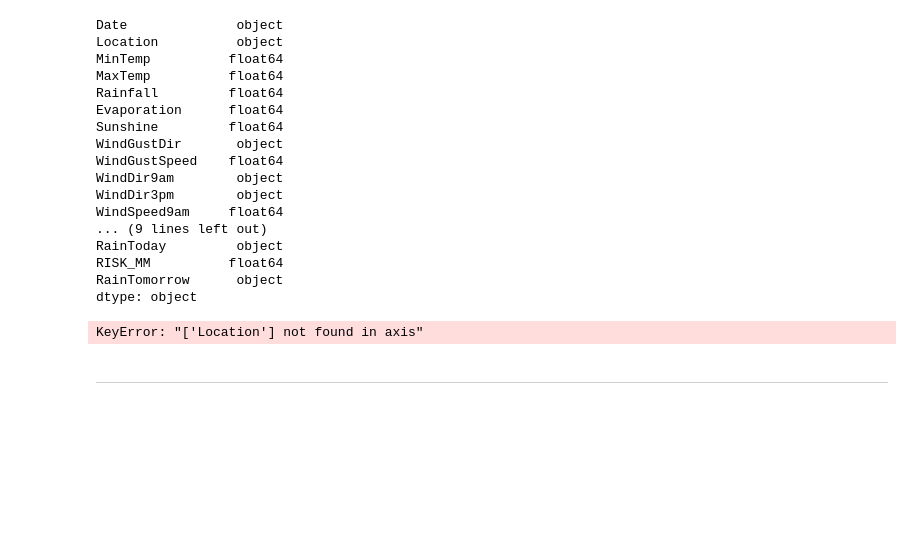
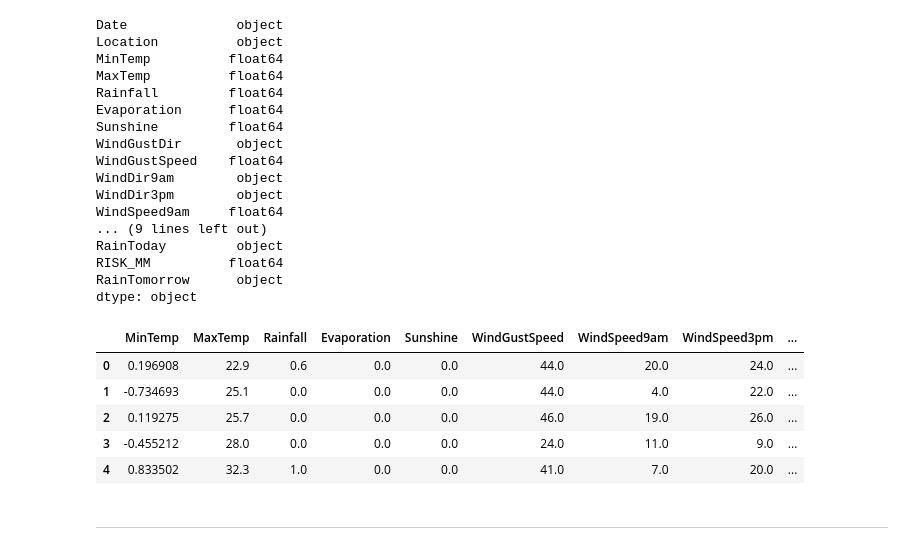
Before and after one commit to ThompsonL/ThinkfulProjects, a Jupyter notebook: Thinkful Data Science Course/Unit3 Deeper into Supervised Learning/ChallengeIfaTreeFallsintheForest.ipynb, the cells around one changed output. Drawn from its saved outputs; the diff is of its cells as text; code cells hidden in the pictures; blank space fills up the shorter version.

```diff
--- a/Thinkful Data Science Course/Unit3 Deeper into Supervised Learning/ChallengeIfaTreeFallsintheForest.ipynb
+++ b/Thinkful Data Science Course/Unit3 Deeper into Supervised Learning/ChallengeIfaTreeFallsintheForest.ipynb
@@ -62,33 +63,3 @@ RainToday         object
 RISK_MM          float64
 RainTomorrow      object
 dtype: object
-# %%
-# Change Rain to binary in order to build model.
-df['RainToday'] = df['RainToday'].map(lambda i: 1 if i == True else 0)
-df['RainTomorrow'] = df['RainTomorrow'].map(lambda i: 1 if i == True else 0)
-
-#Simplification of the data frame
-df = df.drop('Location', axis=1)
-
-#How do i make a loop out of this instead of copying and pasting?
-#Try for i in df.columns:
-#   df.drop(i, axis=1, name is optional)
-df = df.drop('RISK_MM', axis=1)
-df = df.drop('MinTemp', axis=1)
-df = df.drop('MaxTemp', axis=1)
-df = df.drop('Rainfall', axis=1)
-df = df.drop('Evaporation', axis=1)
-df = df.drop('Sunshine', axis=1)
-df = df.drop('WindGustDir', axis=1)
-df = df.drop('WindDir9am', axis=1)
-df = df.drop('WindDir3pm', axis=1)
-df = df.drop('WindSpeed9am', axis=1)
-df = df.drop('WindSpeed3pm', axis=1)
-df = df.drop('Humidity9am', axis=1)
-df = df.drop('Humidity3pm', axis=1)
-df = df.drop('Cloud9am', axis=1)
-df = df.drop('Cloud3pm', axis=1)
-df = df.drop('Temp9am', axis=1)
-df = df.drop('Temp3pm', axis=1)
-# %% [output]
-KeyError: "['Location'] not found in axis"
@@ -95,2 +76,17 @@ KeyError: "['Location'] not found in axis"
+# %%
+df = df.drop('Location', axis=1)
+df = df.drop('Date', axis=1)
+df = df.drop('WindGustDir', axis=1)
+df = df.drop('WindDir9am', axis=1)
+df = df.drop('WindDir3pm', axis=1)
 # %%
 df = df.fillna(0)
+# %%
+df.head(5)
+# %% [output]
+|  | MinTemp | MaxTemp | Rainfall | Evaporation | Sunshine | WindGustSpeed | WindSpeed9am | WindSpeed3pm | ... |
+| 0 | 0.196908 | 22.9 | 0.6 | 0.0 | 0.0 | 44.0 | 20.0 | 24.0 | ... |
+| 1 | -0.734693 | 25.1 | 0.0 | 0.0 | 0.0 | 44.0 | 4.0 | 22.0 | ... |
+| 2 | 0.119275 | 25.7 | 0.0 | 0.0 | 0.0 | 46.0 | 19.0 | 26.0 | ... |
+| 3 | -0.455212 | 28.0 | 0.0 | 0.0 | 0.0 | 24.0 | 11.0 | 9.0 | ... |
+| 4 | 0.833502 | 32.3 | 1.0 | 0.0 | 0.0 | 41.0 | 7.0 | 20.0 | ... |
```
Also changed, not shown: parts of 9 cells of this notebook, 3 other files.
